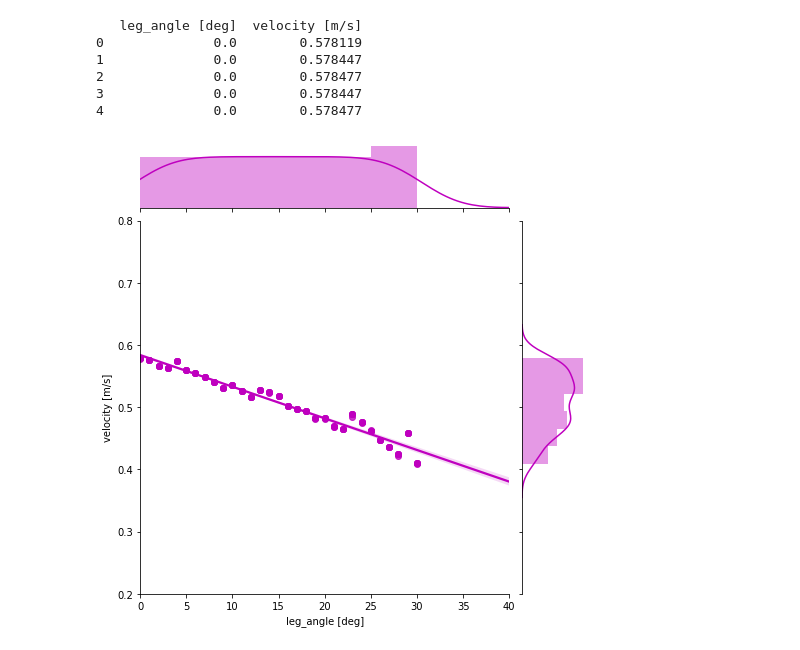
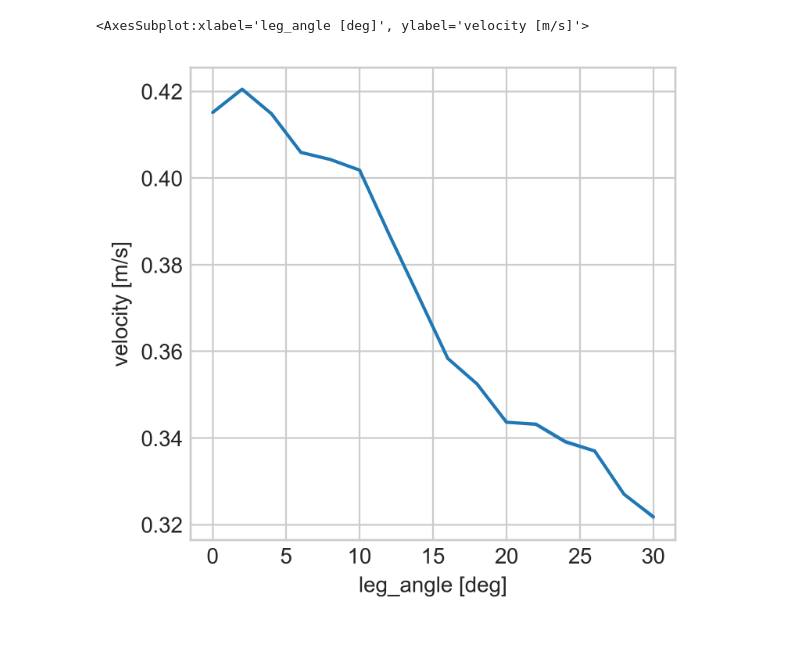
Before and after one commit to boxiXia/flexipodBulletSim, a Jupyter notebook: plot.ipynb, the cells around one changed output. Drawn from its saved outputs; the diff is of its cells as text; code cells hidden in the pictures.

```diff
--- a/plot.ipynb
+++ b/plot.ipynb
@@ -1,22 +1,15 @@
 # %%
 import seaborn as sns
 import pandas as pd
-#sns.set_theme(style="ticks")
+import matplotlib.pyplot as plt
+plt.style.use('seaborn-whitegrid')
+%config InlineBackend.figure_format = 'retina'
 
-CSV_FILE_PATH = './vel_alternate_gait.csv'
+CSV_FILE_PATH = './vel_alternate.csv'
 df = pd.read_csv(CSV_FILE_PATH)
-print(df.head())
-
-g = sns.jointplot(x="leg_angle [deg]", y="velocity [m/s]", data=df,
-                  kind="reg", truncate=False,
-                  xlim=(0, 40), ylim=(0.2, 0.8),
-                  color="m", height=7)
-# sns.relplot(data=df, x="leg_angle [deg]", y="velocity [m/s]", kind="line")
+# print(df.head())
+fig, ax = plt.subplots(1,1,figsize=(4,4),dpi=200)
+sns.lineplot(data=df, x="leg_angle [deg]", y="velocity [m/s]",ax=ax)
 # %% [output]
-   leg_angle [deg]  velocity [m/s]
-0              0.0        0.578119
-1              0.0        0.578447
-2              0.0        0.578477
-3              0.0        0.578447
-4              0.0        0.578477
+<AxesSubplot:xlabel='leg_angle [deg]', ylabel='velocity [m/s]'>
-[figure, old version]
+[figure, new version]
```
Also changed, not shown: parts of 2 cells of this notebook, 6 other files.
